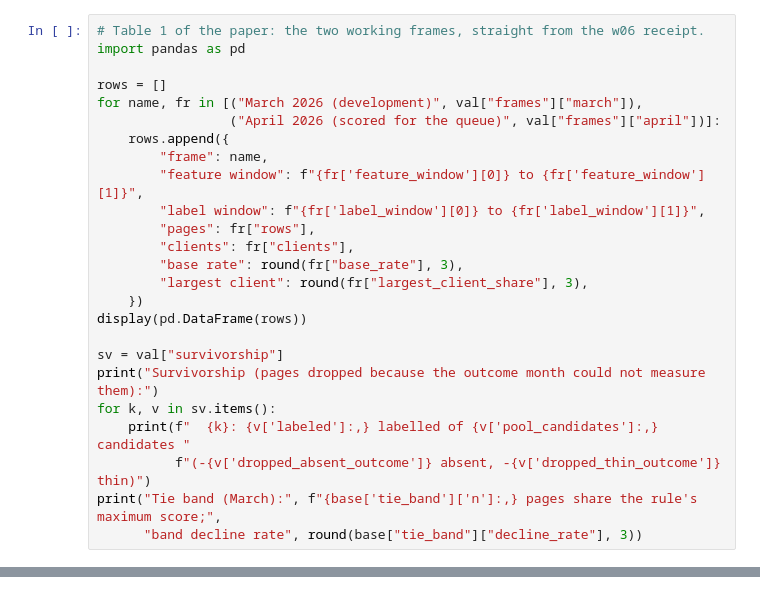
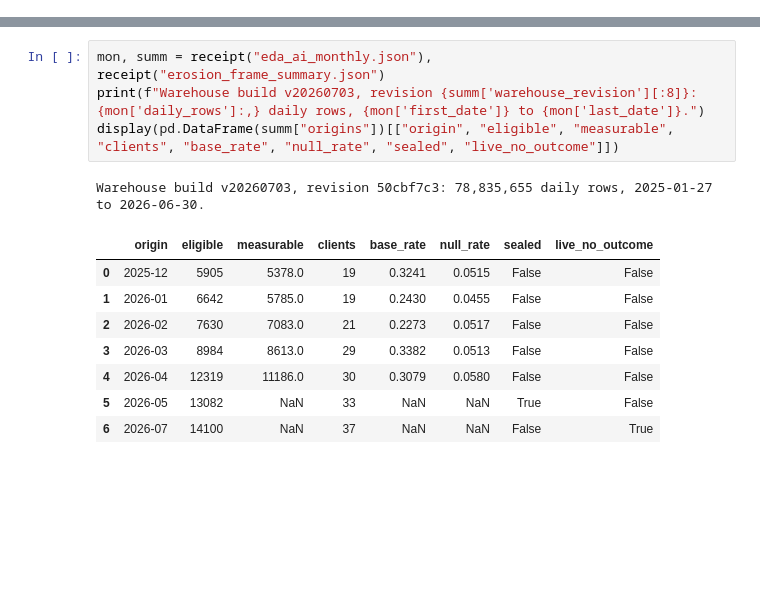
Before and after one commit to Tessa-Saumu/FlyRank-ML-Internship, a Jupyter notebook: work/notebooks/capstone.ipynb, the cells around one changed output, grey strips where cells are left out. Drawn from its saved outputs; the diff is of its cells as text; blank space fills up the shorter version.

```diff
--- a/work/notebooks/capstone.ipynb
+++ b/work/notebooks/capstone.ipynb
@@ -118,25 +0,0 @@ The three tests, P@50 (rule / LR / RF | base rate):
-# %%
-# Table 1 of the paper: the two working frames, straight from the w06 receipt.
-import pandas as pd
-
-rows = []
-for name, fr in [("March 2026 (development)", val["frames"]["march"]),
-                 ("April 2026 (scored for the queue)", val["frames"]["april"])]:
-    rows.append({
-        "frame": name,
-        "feature window": f"{fr['feature_window'][0]} to {fr['feature_window'][1]}",
-        "label window": f"{fr['label_window'][0]} to {fr['label_window'][1]}",
-        "pages": fr["rows"],
-        "clients": fr["clients"],
-        "base rate": round(fr["base_rate"], 3),
-        "largest client": round(fr["largest_client_share"], 3),
-    })
-display(pd.DataFrame(rows))
-
-sv = val["survivorship"]
-print("Survivorship (pages dropped because the outcome month could not measure them):")
-for k, v in sv.items():
-    print(f"  {k}: {v['labeled']:,} labelled of {v['pool_candidates']:,} candidates "
-          f"(-{v['dropped_absent_outcome']} absent, -{v['dropped_thin_outcome']} thin)")
-print("Tie band (March):", f"{base['tie_band']['n']:,} pages share the rule's maximum score;",
-      "band decline rate", round(base["tie_band"]["decline_rate"], 3))
@@ -640,0 +42,14 @@ Before submitting, confirm each line honestly (tick these **after** running the
+# %%
+mon, summ = receipt("eda_ai_monthly.json"), receipt("erosion_frame_summary.json")
+print(f"Warehouse build v20260703, revision {summ['warehouse_revision'][:8]}: {mon['daily_rows']:,} daily rows, {mon['first_date']} to {mon['last_date']}.")
+display(pd.DataFrame(summ["origins"])[["origin", "eligible", "measurable", "clients", "base_rate", "null_rate", "sealed", "live_no_outcome"]])
+# %% [output]
+Warehouse build v20260703, revision 50cbf7c3: 78,835,655 daily rows, 2025-01-27 to 2026-06-30.
+|  | origin | eligible | measurable | clients | base_rate | null_rate | sealed | live_no_outcome |
+| 0 | 2025-12 | 5905 | 5378.0 | 19 | 0.3241 | 0.0515 | False | False |
+| 1 | 2026-01 | 6642 | 5785.0 | 19 | 0.2430 | 0.0455 | False | False |
+| 2 | 2026-02 | 7630 | 7083.0 | 21 | 0.2273 | 0.0517 | False | False |
+| 3 | 2026-03 | 8984 | 8613.0 | 29 | 0.3382 | 0.0513 | False | False |
+| 4 | 2026-04 | 12319 | 11186.0 | 30 | 0.3079 | 0.0580 | False | False |
+| 5 | 2026-05 | 13082 | NaN | 33 | NaN | NaN | True | False |
+| 6 | 2026-07 | 14100 | NaN | 37 | NaN | NaN | False | True |
```
Also changed, not shown: parts of 26 cells of this notebook, 55 other files.
